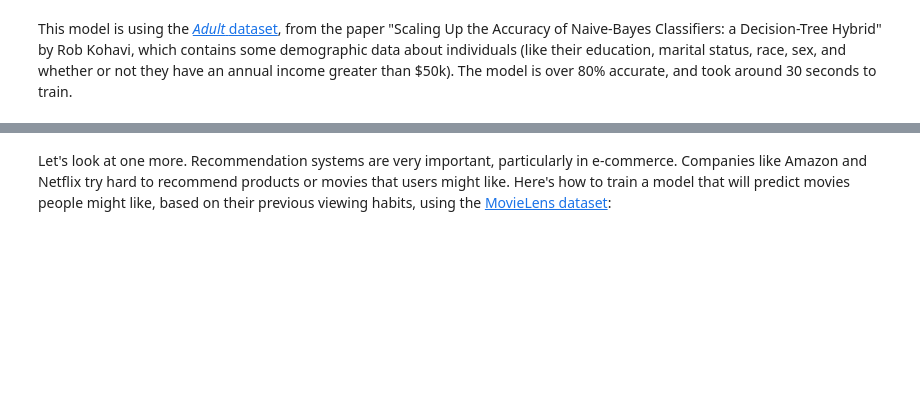
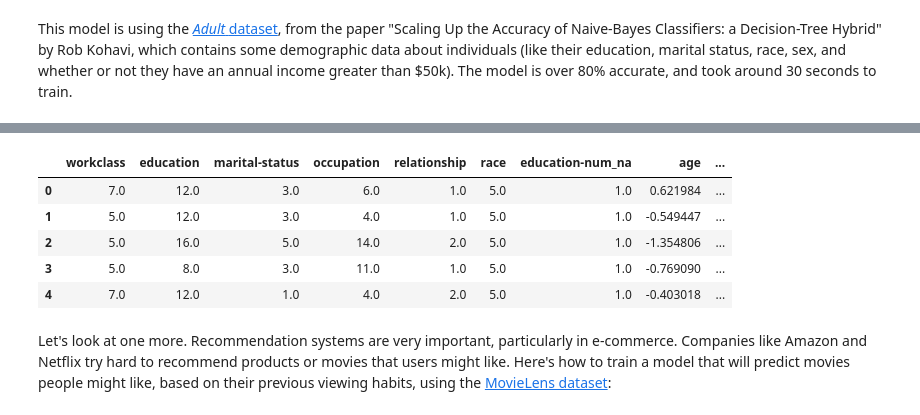
Before and after one commit to MatPhysComp/fastbook, a Jupyter notebook: 01_intro.ipynb, the cells around one changed output, grey strips where cells are left out. Cells and saved outputs as stored; diff of their text form; code cells hidden in the pictures; blank space fills up the shorter version.

```diff
--- a/01_intro.ipynb
+++ b/01_intro.ipynb
@@ -851,2 +865,5 @@ learn.fit_one_cycle(3)
 # %% [markdown]
 This model is using the [*Adult* dataset](http://robotics.stanford.edu/~ronnyk/nbtree.pdf), from the paper "Scaling Up the Accuracy of Naive-Bayes Classifiers: a Decision-Tree Hybrid" by Rob Kohavi, which contains some demographic data about individuals (like their education, marital status, race, sex, and whether or not they have an annual income greater than \$50k). The model is over 80\% accurate, and took around 30 seconds to train.
+# %%
+learn.show_results(max_n=5)
+# %% [output]
@@ -853,3 +871,9 @@ This model is using the [*Adult* dataset](http://robotics.stanford.edu/~ronnyk/n
+|  | workclass | education | marital-status | occupation | relationship | race | education-num_na | age | ... |
+| 0 | 7.0 | 12.0 | 3.0 | 6.0 | 1.0 | 5.0 | 1.0 | 0.621984 | ... |
+| 1 | 5.0 | 12.0 | 3.0 | 4.0 | 1.0 | 5.0 | 1.0 | -0.549447 | ... |
+| 2 | 5.0 | 16.0 | 5.0 | 14.0 | 2.0 | 5.0 | 1.0 | -1.354806 | ... |
+| 3 | 5.0 | 8.0 | 3.0 | 11.0 | 1.0 | 5.0 | 1.0 | -0.769090 | ... |
+| 4 | 7.0 | 12.0 | 1.0 | 4.0 | 2.0 | 5.0 | 1.0 | -0.403018 | ... |
 # %% [markdown]
 Let's look at one more. Recommendation systems are very important, particularly in e-commerce. Companies like Amazon and Netflix try hard to recommend products or movies that users might like. Here's how to train a model that will predict movies people might like, based on their previous viewing habits, using the [MovieLens dataset](https://doi.org/10.1145/2827872):
 # %%
```
Also changed, not shown: parts of 10 cells of this notebook.
